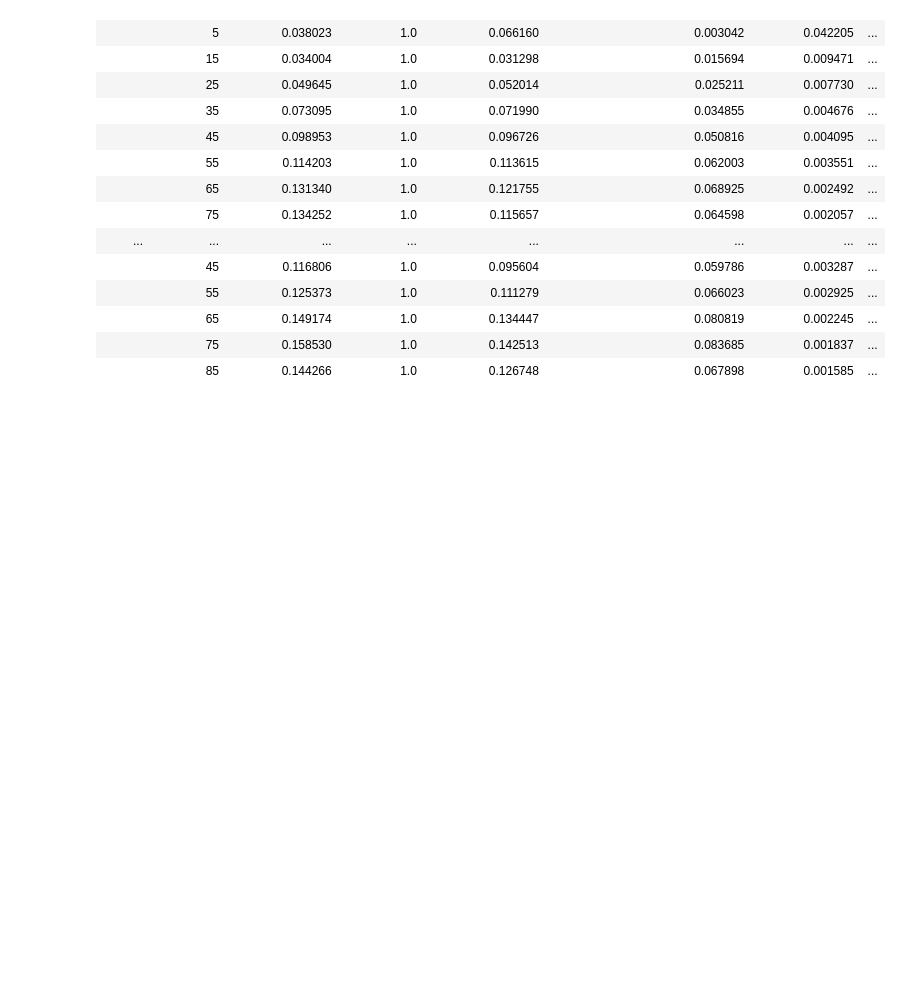
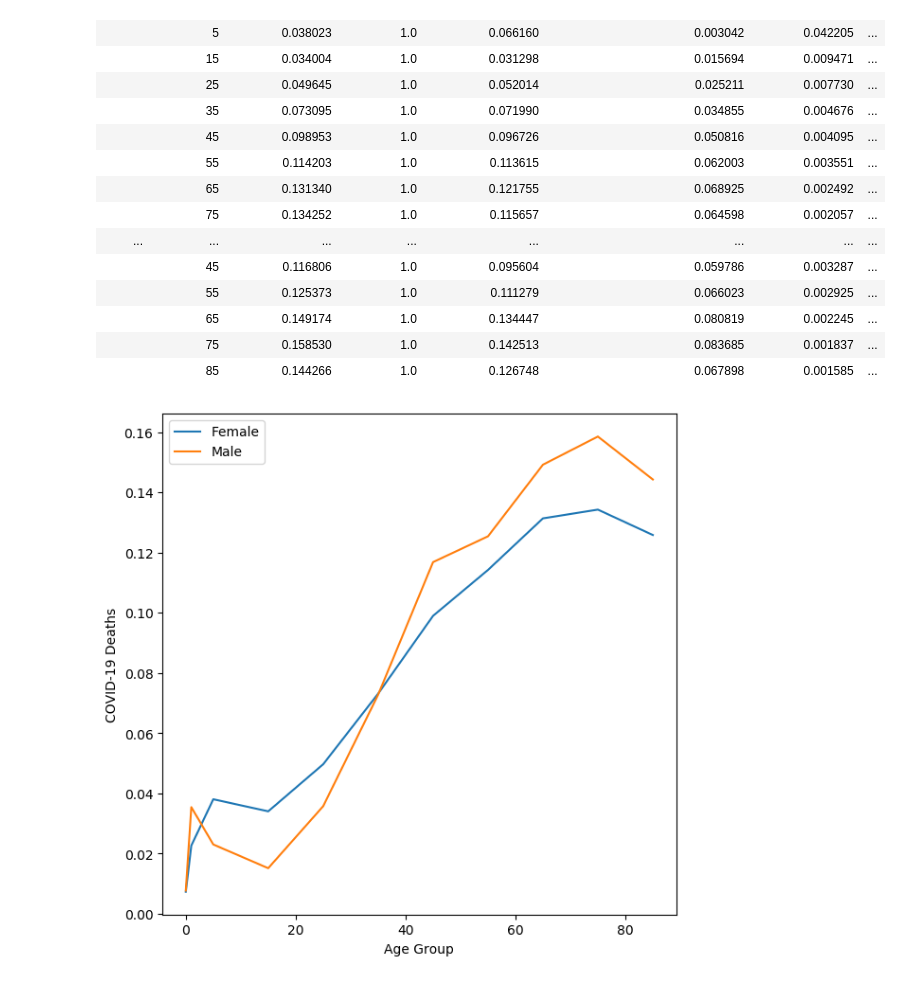
Before and after one commit to aditya-chichani/Covid-ICU-Bed-Allocation-System, a Jupyter notebook: 3036386807_3036383856_3037444215/analysis/data-processing.ipynb, the cells around one changed output. Cells and saved outputs as stored; diff of their text form; code cells hidden in the pictures; blank space fills up the shorter version.

```diff
--- a/3036386807_3036383856_3037444215/analysis/data-processing.ipynb
+++ b/3036386807_3036383856_3037444215/analysis/data-processing.ipynb
@@ -124,3 +125,9 @@ total_prob_df
 |  | 65 | 0.149174 | 1.0 | 0.134447 | 0.080819 | 0.002245 | ... |
 |  | 75 | 0.158530 | 1.0 | 0.142513 | 0.083685 | 0.001837 | ... |
 |  | 85 | 0.144266 | 1.0 | 0.126748 | 0.067898 | 0.001585 | ... |
+# %%
+sns.set(rc = {'figure.figsize':(7,7)})
+for sex in total_prob_df.index.levels[0]:
+    sns.lineplot(x = total_prob_df.loc[sex].index,y = total_prob_df.loc[sex]['COVID-19 Deaths'], markers=True, dashes=False, label = sex)
+# %% [output]
+[figure, added]
```
Also changed, not shown: parts of 1 cell of this notebook, 1 other file.
